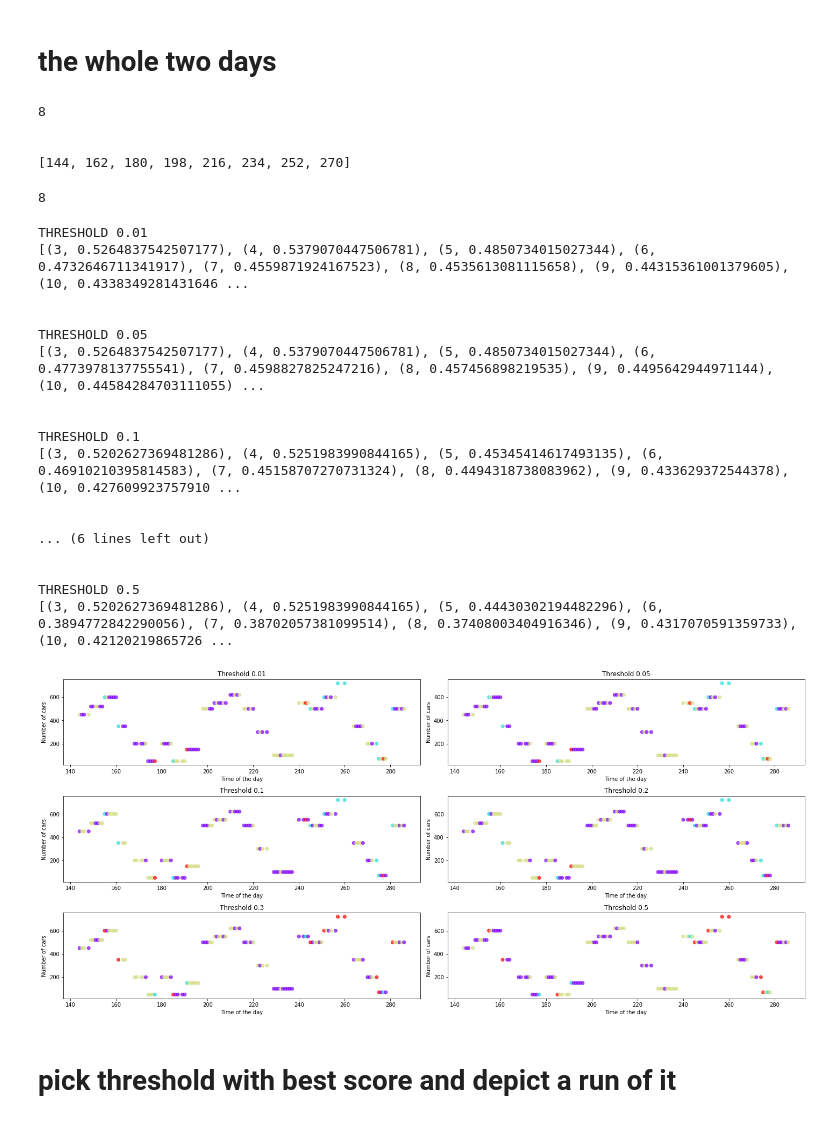
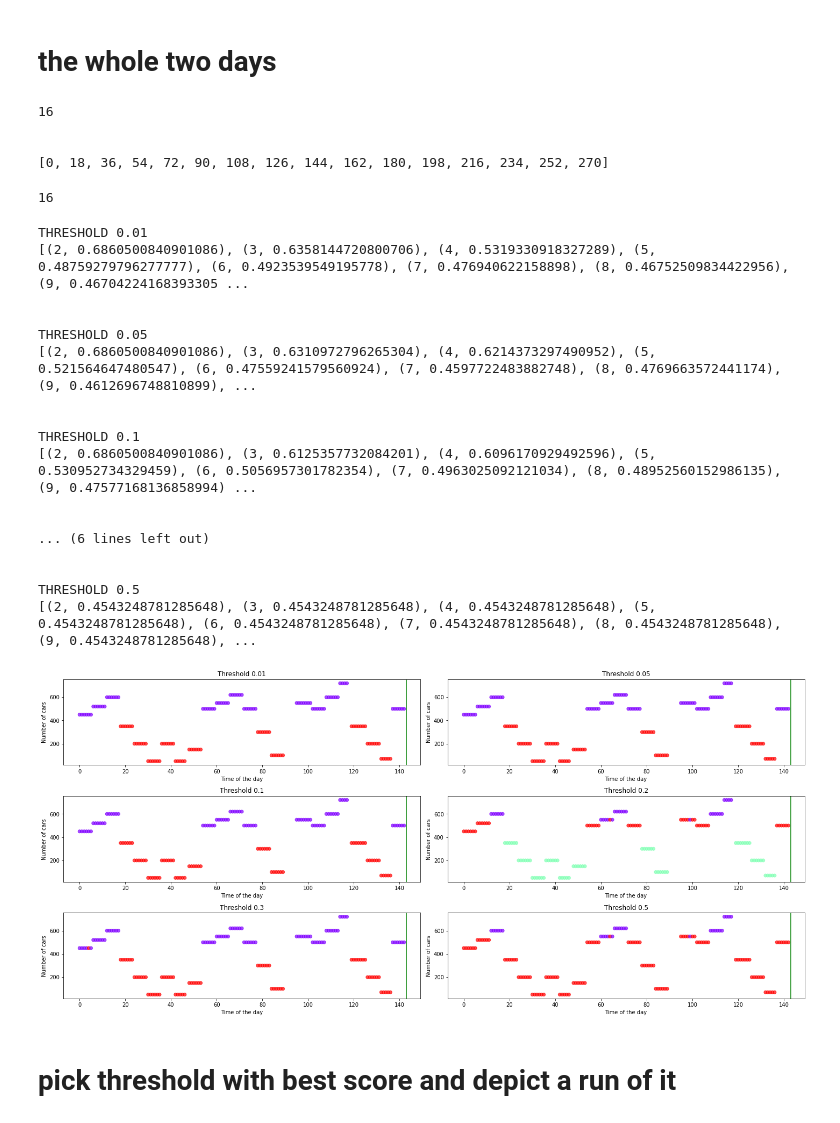
Before and after one commit to martaradzi/RTX, a Jupyter notebook: experiments/random_seed_42/bundle/Threshold check for minimum 2 clusters.ipynb, the cells around one changed output. Drawn from its saved outputs; the diff is of its cells as text; code cells hidden in the pictures.

```diff
--- a/experiments/random_seed_42/bundle/Threshold check for minimum 2 clusters.ipynb
+++ b/experiments/random_seed_42/bundle/Threshold check for minimum 2 clusters.ipynb
@@ -103,8 +103,8 @@ def outliers_removal(df):
 # %% [markdown]
 # the whole two days
 # %%
-df=df.iloc[144:, :]
-indexes = np.array_split(df.index,8, axis=0)
+# df=df.iloc[144:, :]
+indexes = np.array_split(df.index,16, axis=0)
 for i,index in enumerate(indexes):
     df.loc[index,'group'] = i
 
@@ -121,20 +121,20 @@ list_of_dfs = [df.iloc[l_mod[n]:l_mod[n+1]] for n in range(len(l_mod)-1)] # crea
 
 len(list_of_dfs)
 # %% [output]
-8
+16
 
 
-[144, 162, 180, 198, 216, 234, 252, 270]
+[0, 18, 36, 54, 72, 90, 108, 126, 144, 162, 180, 198, 216, 234, 252, 270]
-8
+16
 # %%
 data_split_modified_z = df[['median_overhead', 'q1_overhead', 'q3_overhead', 'p9_overhead', 'totalCarNumber', 'index']].copy()
-data_split_modified_z = data_split_modified_z.iloc[144:, :]
+data_split_modified_z = data_split_modified_z.iloc[:144, :]
 data_split_modified_z = data_split_modified_z.to_numpy()
 # data_split_modified_z_12 = data_split_modified_z.to_numpy()
 
 
 # """ SIZE 12 """
-data_split_modified_z_12 = np.split(data_split_modified_z, 16)
+data_split_modified_z_12 = np.split(data_split_modified_z, 8)
 indexes = []
 
 for d in range(len(data_split_modified_z_12)):
@@ -324,64 +324,64 @@ print('\n')
 lablels_05 = model_05_whole.predict(new_nmpy[:, :-2])
 # %% [output]
 THRESHOLD 0.01
-[(3, 0.5264837542507177), (4, 0.5379070447506781), (5, 0.4850734015027344), (6, 0.4732646711341917), (7, 0.4559871924167523), (8, 0.4535613081115658), (9, 0.44315361001379605), (10, 0.4338349281431646 ...
+[(2, 0.6860500840901086), (3, 0.6358144720800706), (4, 0.5319330918327289), (5, 0.48759279796277777), (6, 0.4923539549195778), (7, 0.476940622158898), (8, 0.46752509834422956), (9, 0.46704224168393305 ...
 
 
 THRESHOLD 0.05
-[(3, 0.5264837542507177), (4, 0.5379070447506781), (5, 0.4850734015027344), (6, 0.4773978137755541), (7, 0.4598827825247216), (8, 0.457456898219535), (9, 0.4495642944971144), (10, 0.44584284703111055) ...
+[(2, 0.6860500840901086), (3, 0.6310972796265304), (4, 0.6214373297490952), (5, 0.521564647480547), (6, 0.47559241579560924), (7, 0.4597722483882748), (8, 0.4769663572441174), (9, 0.4612696748810899), ...
 
 
 THRESHOLD 0.1
-[(3, 0.5202627369481286), (4, 0.5251983990844165), (5, 0.45345414617493135), (6, 0.46910210395814583), (7, 0.45158707270731324), (8, 0.4494318738083962), (9, 0.433629372544378), (10, 0.427609923757910 ...
+[(2, 0.6860500840901086), (3, 0.6125357732084201), (4, 0.6096170929492596), (5, 0.530952734329459), (6, 0.5056957301782354), (7, 0.4963025092121034), (8, 0.48952560152986135), (9, 0.47577168136858994) ...
 
 
 ... (6 lines left out)
 
 
 THRESHOLD 0.5
-[(3, 0.5202627369481286), (4, 0.5251983990844165), (5, 0.44430302194482296), (6, 0.3894772842290056), (7, 0.38702057381099514), (8, 0.37408003404916346), (9, 0.4317070591359733), (10, 0.42120219865726 ...
+[(2, 0.4543248781285648), (3, 0.4543248781285648), (4, 0.4543248781285648), (5, 0.4543248781285648), (6, 0.4543248781285648), (7, 0.4543248781285648), (8, 0.4543248781285648), (9, 0.4543248781285648), ...
 # %%
 figure, axs = plt.subplots(nrows=3, ncols=2,figsize=(20,10))
 
 axs[0,0].scatter(new_nmpy[:,5], new_nmpy[:,4], c=lablels_001, cmap='rainbow', alpha=0.7)
-# axs[0,0].axvline(x=143, color='g')
+axs[0,0].axvline(x=143, color='g')
 axs[0,0].set_ylabel('Number of cars')
 axs[0,0].set_xlabel('Time of the day')
 axs[0,0].title.set_text("Threshold 0.01")
 
 axs[0,1].scatter(new_nmpy[:,5], new_nmpy[:,4], c=lablels_005, cmap='rainbow', alpha=0.7)
-# axs[0,1].axvline(x=143, color='g')
+axs[0,1].axvline(x=143, color='g')
 axs[0,1].set_ylabel('Number of cars')
 axs[0,1].set_xlabel('Time of the day')
 axs[0,1].title.set_text("Threshold 0.05")
 
 axs[1,0].scatter(new_nmpy[:,5], new_nmpy[:,4], c=lablels_01, cmap='rainbow', alpha=0.7)
-# axs[1,0].axvline(x=143, color='g')
+axs[1,0].axvline(x=143, color='g')
 axs[1,0].set_ylabel('Number of cars')
 axs[1,0].set_xlabel('Time of the day')
 axs[1,0].title.set_text("Threshold 0.1")
 
 axs[1,1].scatter(new_nmpy[:,5], new_nmpy[:,4], c=lablels_02, cmap='rainbow', alpha=0.7)
-# axs[1,1].axvline(x=143, color='g')
+axs[1,1].axvline(x=143, color='g')
 axs[1,1].set_ylabel('Number of cars')
 axs[1,1].set_xlabel('Time of the day')
 axs[1,1].title.set_text("Threshold 0.2")
 
 axs[2,0].scatter(new_nmpy[:,5], new_nmpy[:,4], c=lablels_03, cmap='rainbow', alpha=0.7)
-# axs[2,0].axvline(x=143, color='g')
+axs[2,0].axvline(x=143, color='g')
 axs[2,0].set_ylabel('Number of cars')
 axs[2,0].set_xlabel('Time of the day')
 axs[2,0].title.set_text("Threshold 0.3")
 
 axs[2,1].scatter(new_nmpy[:,5], new_nmpy[:,4], c=lablels_05, cmap='rainbow', alpha=0.7)
-# axs[2,1].axvline(x=143, color='g')
+axs[2,1].axvline(x=143, color='g')
 axs[2,1].set_ylabel('Number of cars')
 axs[2,1].set_xlabel('Time of the day')
 axs[2,1].title.set_text("Threshold 0.5")
 
 figure.tight_layout(rect=[0, 0.03, 1, 0.95])
 # %% [output]
-[figure, old version]
+[figure, new version]
 # %% [markdown]
 # pick threshold with best score and depict a run of it
 # %%
```
Also changed, not shown: parts of 1 cell of this notebook, 7 other files.
